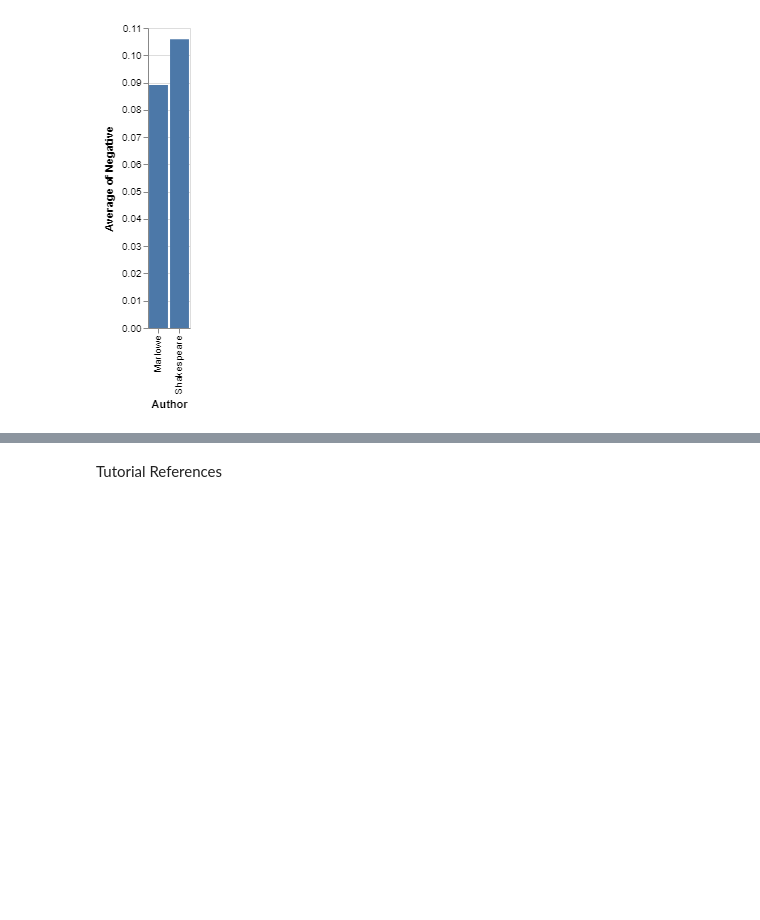
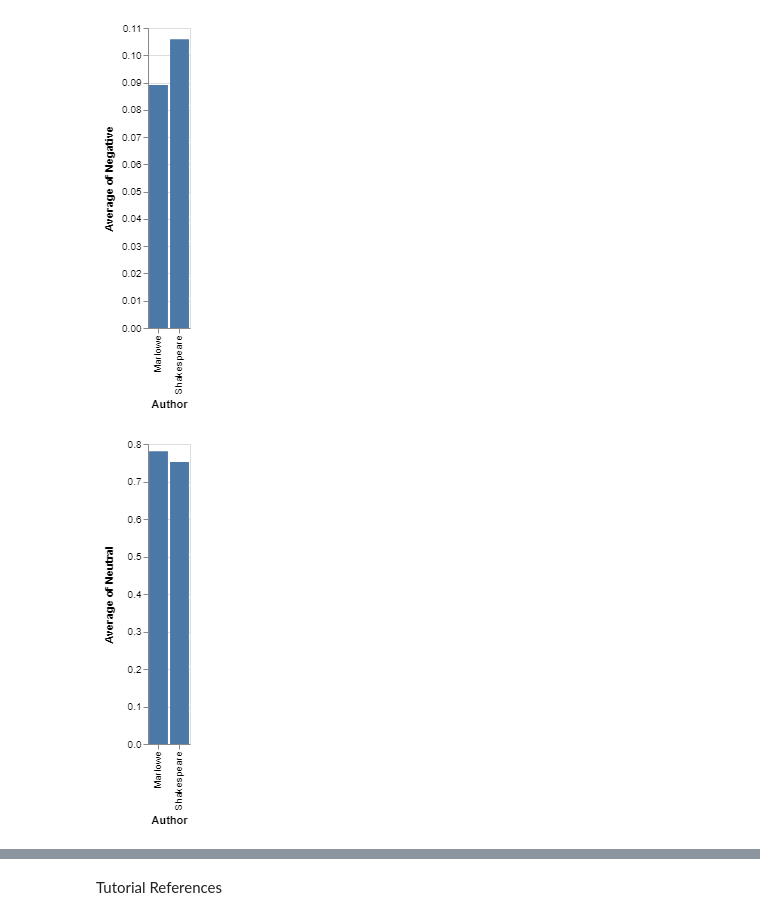
Before and after one commit to INFO3401/problem-set-11-lubo4991, a Jupyter notebook: Problem set 11 code.ipynb, the cells around one changed output, grey strips where cells are left out. Cells and saved outputs as stored; diff of their text form; code cells hidden in the pictures; blank space fills up the shorter version.

```diff
--- a/Problem set 11 code.ipynb
+++ b/Problem set 11 code.ipynb
@@ -72,3 +84,7 @@ alt.Chart(df).mark_bar().encode(x='Text',y='average(Positive)', color="Author")
 alt.Chart(df).mark_bar().encode(x='Author',y='average(Negative)')
 # %% [output]
 [figure]
+# %%
+alt.Chart(df).mark_bar().encode(x='Author',y='average(Neutral)')
+# %% [output]
+[figure, added]
```
Also changed, not shown: parts of 6 cells of this notebook.
